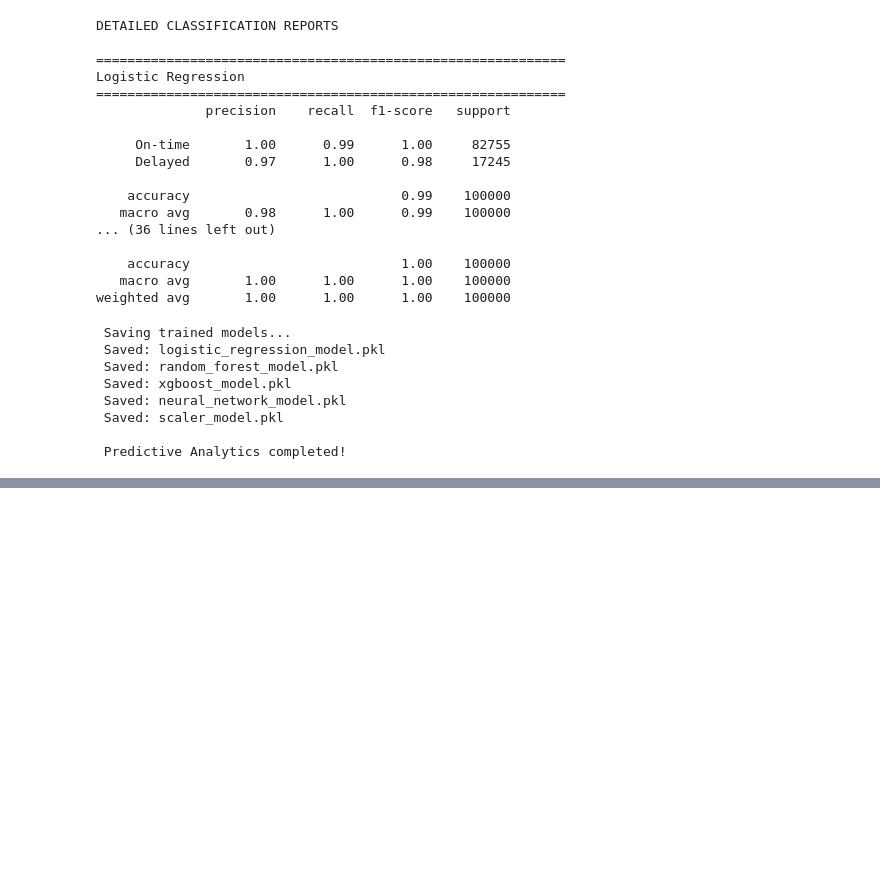
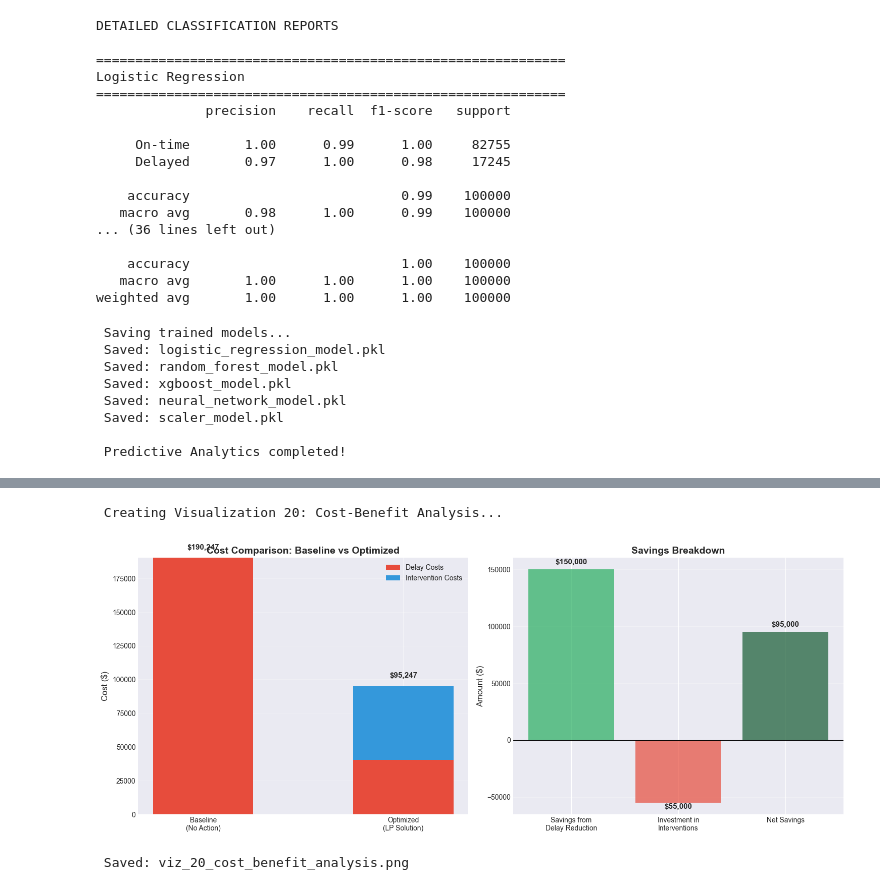
Before and after one commit to KL193/data-analysis-project-flight-delay, a Jupyter notebook: Untitled-1.ipynb, the cells around one changed output, grey strips where cells are left out. Cells and saved outputs as stored; diff of their text form; code cells hidden in the pictures; blank space fills up the shorter version.

Commit message:
Finalized project by adding prescriptive analytics

```diff
--- a/Untitled-1.ipynb
+++ b/Untitled-1.ipynb
@@ -2051,0 +2007,19 @@ SAVING MODELS FOR WEB INTERFACE
+# %%
+
+print("PRESCRIPTIVE ANALYTICS - RESOURCE OPTIMIZATION")
+
+
+# Load processed data
+df = pd.read_csv('data/flights_cleaned.csv')
+
+# Load trained models
+import pickle
+
+# Load the best model (adjust based on your results)
+with open('xgboost_model.pkl', 'rb') as f:
+    best_model = pickle.load(f)
+
+with open('scaler_model.pkl', 'rb') as f:
+    scaler = pickle.load(f)
+
+print(" Loaded best model and scaler")
@@ -2051,0 +2289,61 @@ SAVING MODELS FOR WEB INTERFACE
+# %%
+print("\n Creating Visualization 20: Cost-Benefit Analysis...")
+
+scenarios = ['Baseline\n(No Action)', 'Optimized\n(LP Solution)']
+delay_costs = [baseline_cost, optimized_delay_cost]
+intervention_costs = [0, intervention_cost]
+total_costs = [baseline_cost, total_optimized_cost]
+
+fig, axes = plt.subplots(1, 2, figsize=(15, 6))
+
+# Plot 1: Stacked bar chart
+x_pos = np.arange(len(scenarios))
+width = 0.5
+
+axes[0].bar(x_pos, delay_costs, width, label='Delay Costs', color='#e74c3c')
+axes[0].bar(x_pos, intervention_costs, width, bottom=delay_costs,
+            label='Intervention Costs', color='#3498db')
+
+axes[0].set_ylabel('Cost ($)', fontsize=12)
+axes[0].set_title('Cost Comparison: Baseline vs Optimized', fontsize=14, fontweight='bold')
+axes[0].set_xticks(x_pos)
+axes[0].set_xticklabels(scenarios)
+axes[0].legend()
+axes[0].grid(axis='y', alpha=0.3)
+
+# Add value labels
+for i, (delay, intervention) in enumerate(zip(delay_costs, intervention_costs)):
+    total = delay + intervention
+    axes[0].text(i, total + 5000, f'${total:,.0f}', ha='center', va='bottom',
+                fontweight='bold', fontsize=11)
+
+# Plot 2: Savings breakdown
+savings_data = pd.DataFrame({
+    'Category': ['Savings from\nDelay Reduction', 'Investment in\nInterventions', 'Net Savings'],
+    'Amount': [baseline_cost - optimized_delay_cost, -intervention_cost, savings],
+    'Color': ['green', 'red', 'darkgreen']
+})
+
+colors_map = {'green': '#27ae60', 'red': '#e74c3c', 'darkgreen': '#145a32'}
+bar_colors = [colors_map[c] for c in savings_data['Color']]
+
+axes[1].bar(savings_data['Category'], savings_data['Amount'], color=bar_colors, alpha=0.7)
+axes[1].axhline(y=0, color='black', linestyle='-', linewidth=0.8)
+axes[1].set_ylabel('Amount ($)', fontsize=12)
+axes[1].set_title('Savings Breakdown', fontsize=14, fontweight='bold')
+axes[1].grid(axis='y', alpha=0.3)
+
+# Add value labels
+for i, (cat, amt) in enumerate(zip(savings_data['Category'], savings_data['Amount'])):
+    y_pos = amt + (5000 if amt > 0 else -5000)
+    axes[1].text(i, y_pos, f'${abs(amt):,.0f}', ha='center',
+                fontweight='bold', fontsize=11)
+
+plt.tight_layout()
+plt.savefig('viz_20_cost_benefit_analysis.png', dpi=300, bbox_inches='tight')
+plt.show()
+print(" Saved: viz_20_cost_benefit_analysis.png")
+# %% [output]
+ Creating Visualization 20: Cost-Benefit Analysis...
+[figure, added]
+ Saved: viz_20_cost_benefit_analysis.png
```
Also changed, not shown: parts of 15 cells of this notebook, 12 other files.
